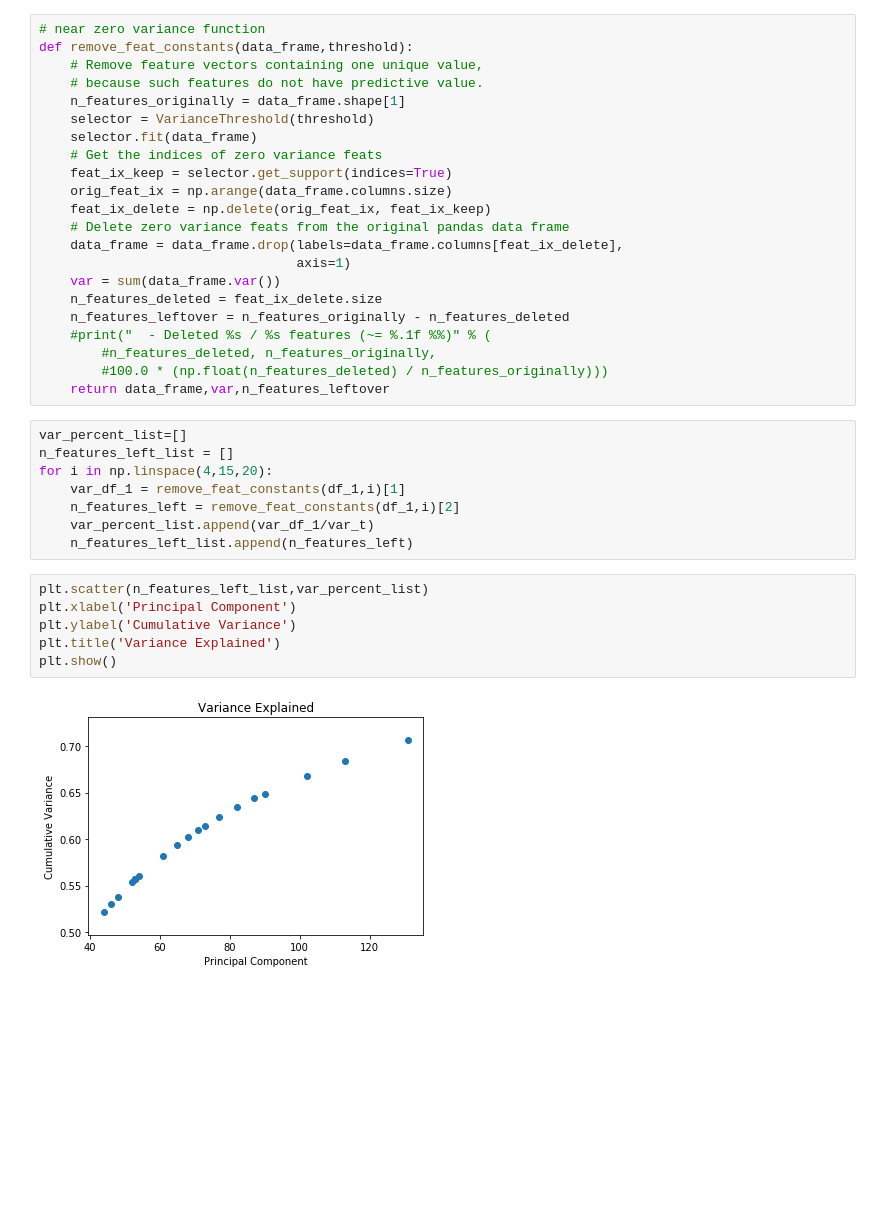
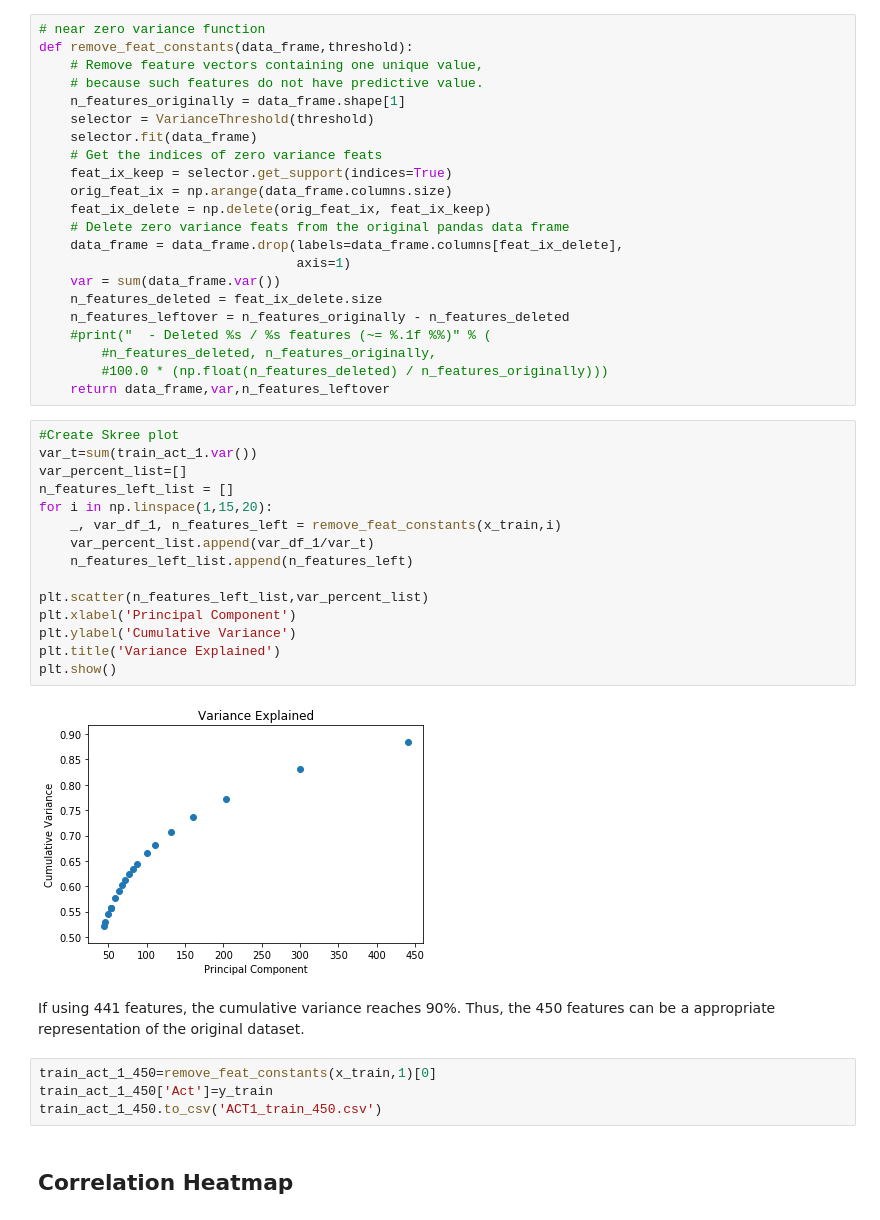
Before and after one commit to xinxinmo/DataXMerckChallenge, a Jupyter notebook: scripts/Near zero variance - data preprocessing.ipynb, the cells around one changed output. Cells and saved outputs as stored; diff of their text form; blank space fills up the shorter version.

```diff
--- a/scripts/Near zero variance - data preprocessing.ipynb
+++ b/scripts/Near zero variance - data preprocessing.ipynb
@@ -52,18 +84,27 @@ def remove_feat_constants(data_frame,threshold):
         #100.0 * (np.float(n_features_deleted) / n_features_originally)))
     return data_frame,var,n_features_leftover
 # %%
+#Create Skree plot
+var_t=sum(train_act_1.var())
 var_percent_list=[]
 n_features_left_list = []
-for i in np.linspace(4,15,20):
-    var_df_1 = remove_feat_constants(df_1,i)[1]
-    n_features_left = remove_feat_constants(df_1,i)[2]
+for i in np.linspace(1,15,20):
+    _, var_df_1, n_features_left = remove_feat_constants(x_train,i)
     var_percent_list.append(var_df_1/var_t)
     n_features_left_list.append(n_features_left)
+
+plt.scatter(n_features_left_list,var_percent_list)
+plt.xlabel('Principal Component')
+plt.ylabel('Cumulative Variance')
+plt.title('Variance Explained')
+plt.show()
+# %% [output]
+[figure, added]
-# %%
-plt.scatter(n_features_left_list,var_percent_list)
-plt.xlabel('Principal Component')
-plt.ylabel('Cumulative Variance')
-plt.title('Variance Explained')
-plt.show()
-# %% [output]
-[figure, removed]
+# %% [markdown]
+If using 441 features, the cumulative variance reaches 90%. Thus, the 450 features can be a appropriate representation of the original dataset.
+# %%
+train_act_1_450=remove_feat_constants(x_train,1)[0]
+train_act_1_450['Act']=y_train
+train_act_1_450.to_csv('ACT1_train_450.csv')
+# %% [markdown]
+## Correlation Heatmap
```
Also changed, not shown: parts of 18 cells of this notebook.
